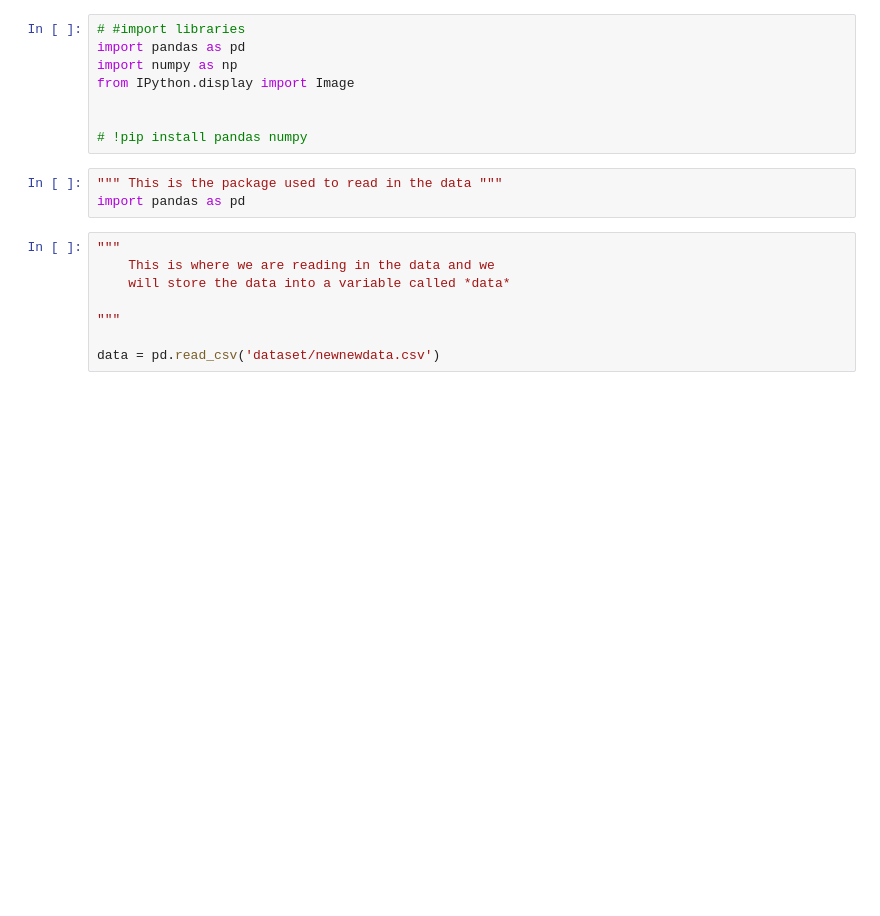
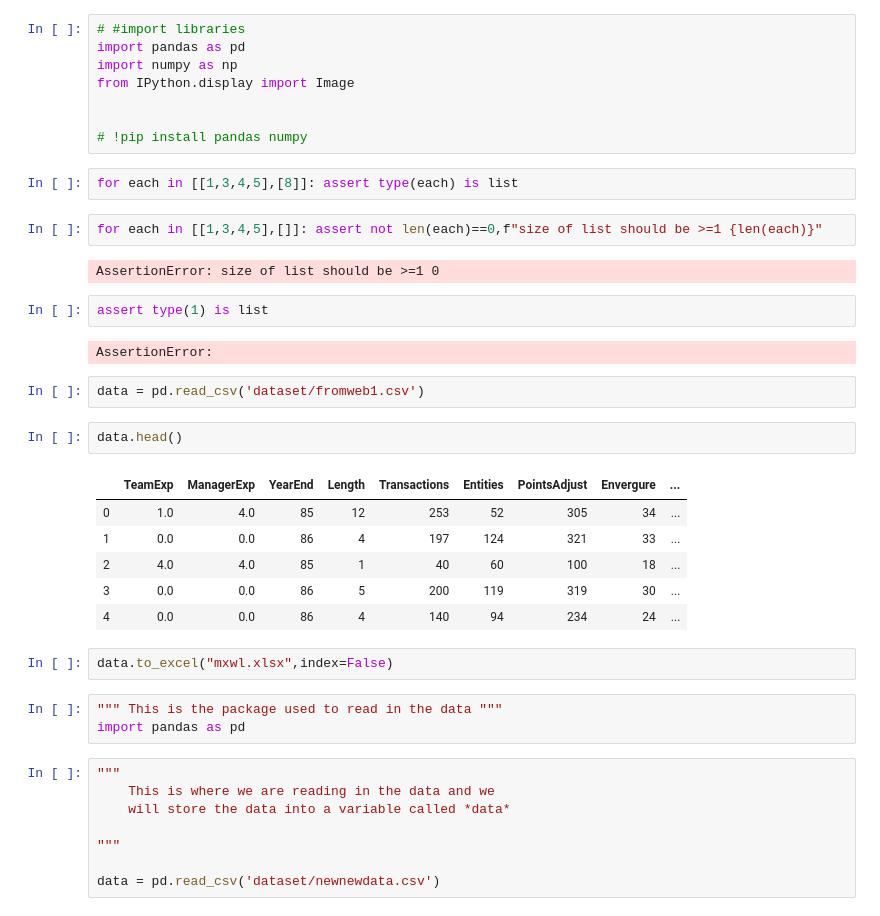
Before and after one commit to vincycode7/Software_Cost_Estimation, a Jupyter notebook: Untitled.ipynb, the cells around one changed output. Cells and saved outputs as stored; diff of their text form; blank space fills up the shorter version.

```diff
--- a/Untitled.ipynb
+++ b/Untitled.ipynb
@@ -6,6 +6,29 @@ from IPython.display import Image
 
 
 # !pip install pandas numpy
+# %%
+for each in [[1,3,4,5],[8]]: assert type(each) is list
+# %%
+for each in [[1,3,4,5],[]]: assert not len(each)==0,f"size of list should be >=1 {len(each)}"
+# %% [output]
+AssertionError: size of list should be >=1 0
+# %%
+assert type(1) is list
+# %% [output]
+AssertionError:
+# %%
+data = pd.read_csv('dataset/fromweb1.csv')
+# %%
+data.head()
+# %% [output]
+|  | TeamExp | ManagerExp | YearEnd | Length | Transactions | Entities | PointsAdjust | Envergure | ... |
+| 0 | 1.0 | 4.0 | 85 | 12 | 253 | 52 | 305 | 34 | ... |
+| 1 | 0.0 | 0.0 | 86 | 4 | 197 | 124 | 321 | 33 | ... |
+| 2 | 4.0 | 4.0 | 85 | 1 | 40 | 60 | 100 | 18 | ... |
+| 3 | 0.0 | 0.0 | 86 | 5 | 200 | 119 | 319 | 30 | ... |
+| 4 | 0.0 | 0.0 | 86 | 4 | 140 | 94 | 234 | 24 | ... |
+# %%
+data.to_excel("mxwl.xlsx",index=False)
 # %%
 """ This is the package used to read in the data """
 import pandas as pd
```
Also changed, not shown: 7 other files.
